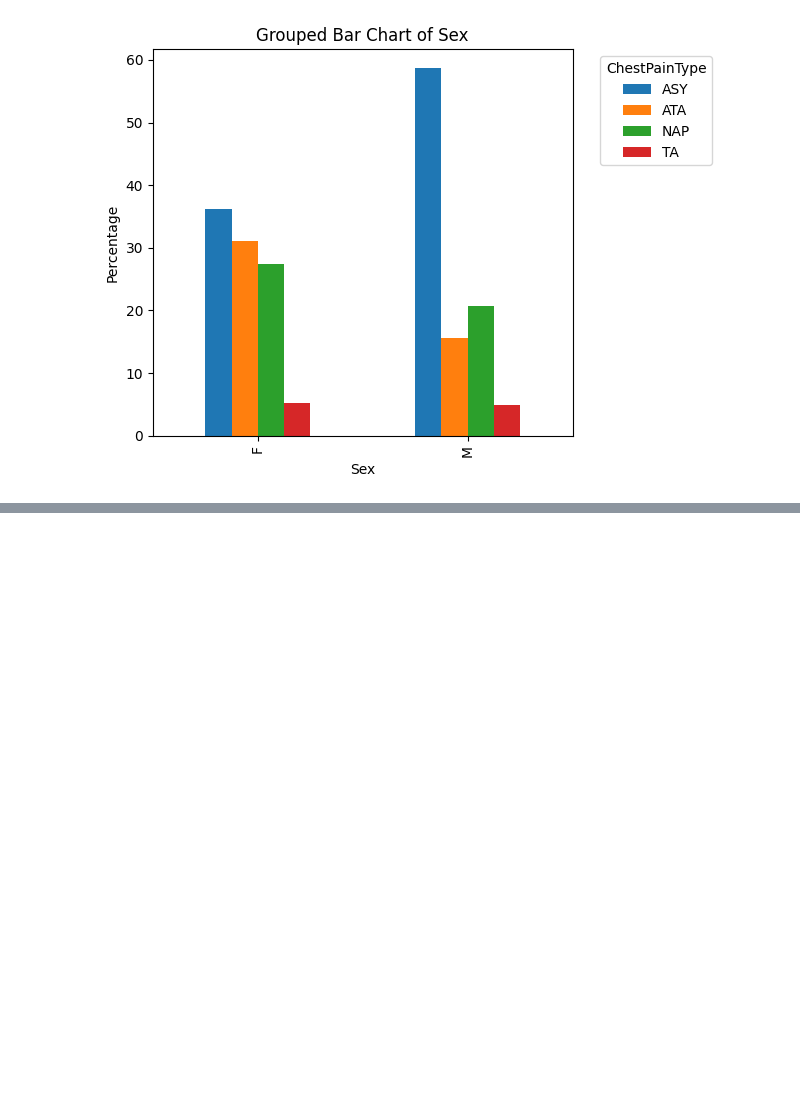
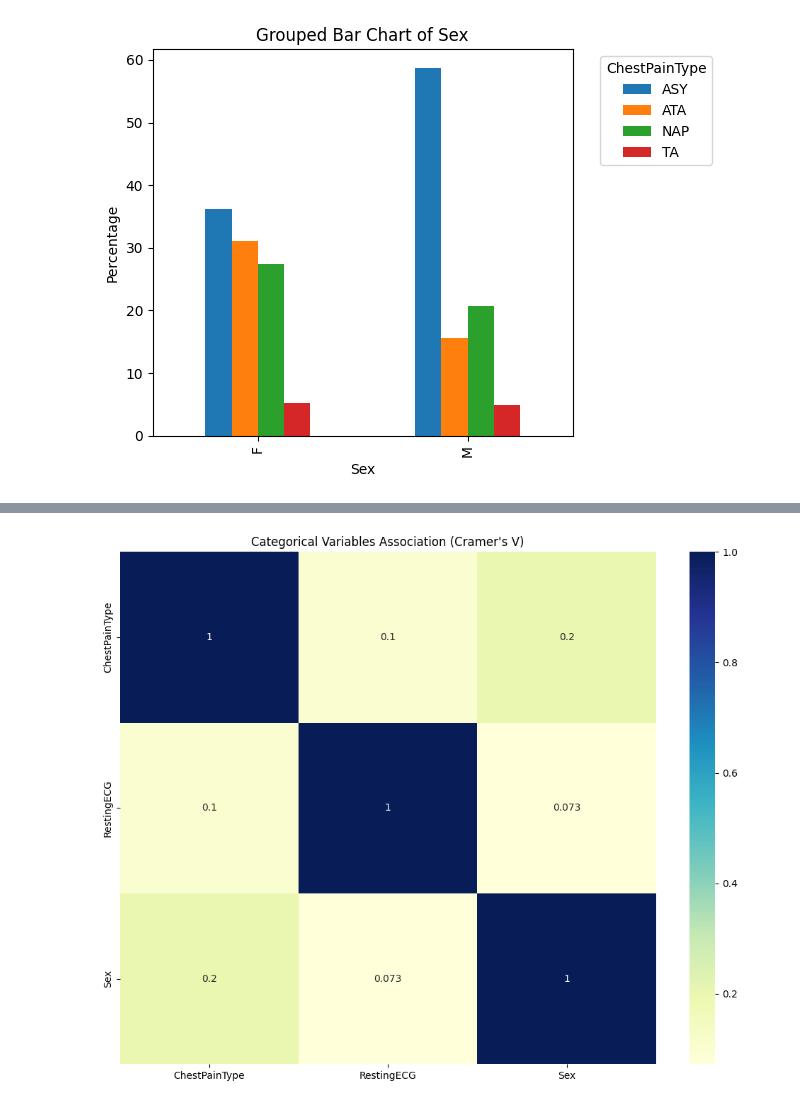
Before and after one commit to imfurkaann/My-Scripts, a Jupyter notebook: scripts.ipynb, the cells around one changed output, grey strips where cells are left out. Saved outputs shown, nothing was run; the diff lists cells and outputs as text; code cells hidden in the pictures; blank space fills up the shorter version.

```diff
--- a/scripts.ipynb
+++ b/scripts.ipynb
@@ -331,0 +389,22 @@ create_grouped_categorical_bar(df,"Sex" ,"ChestPainType")
+# %%
+def plot_heatmap_association(dataset, categorical_columns):
+
+    association_matrix = np.zeros((len(categorical_columns), len(categorical_columns)))
+
+    for i, col1 in enumerate(categorical_columns):
+        for j, col2 in enumerate(categorical_columns):
+            association_matrix[i, j] = cramers_v(dataset, col1, col2)
+
+    fig, ax = plt.subplots(figsize=(10, 8))
+    sns.heatmap(association_matrix,
+                xticklabels=categorical_columns,
+                yticklabels=categorical_columns,
+                annot=True,
+                cmap='YlGnBu')
+    plt.title("Categorical Variables Association (Cramer's V)")
+    plt.tight_layout()
+    plt.show()
+
+plot_heatmap_association(df, features2)
+# %% [output]
+[figure, added]
```
Also changed, not shown: parts of 11 cells of this notebook.
